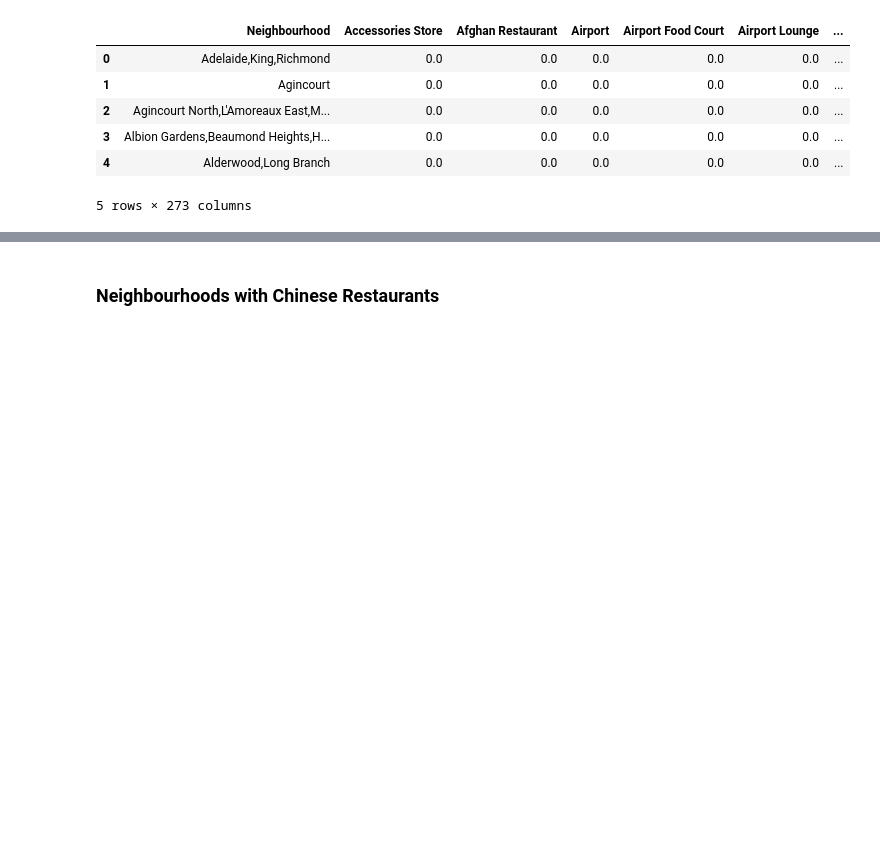
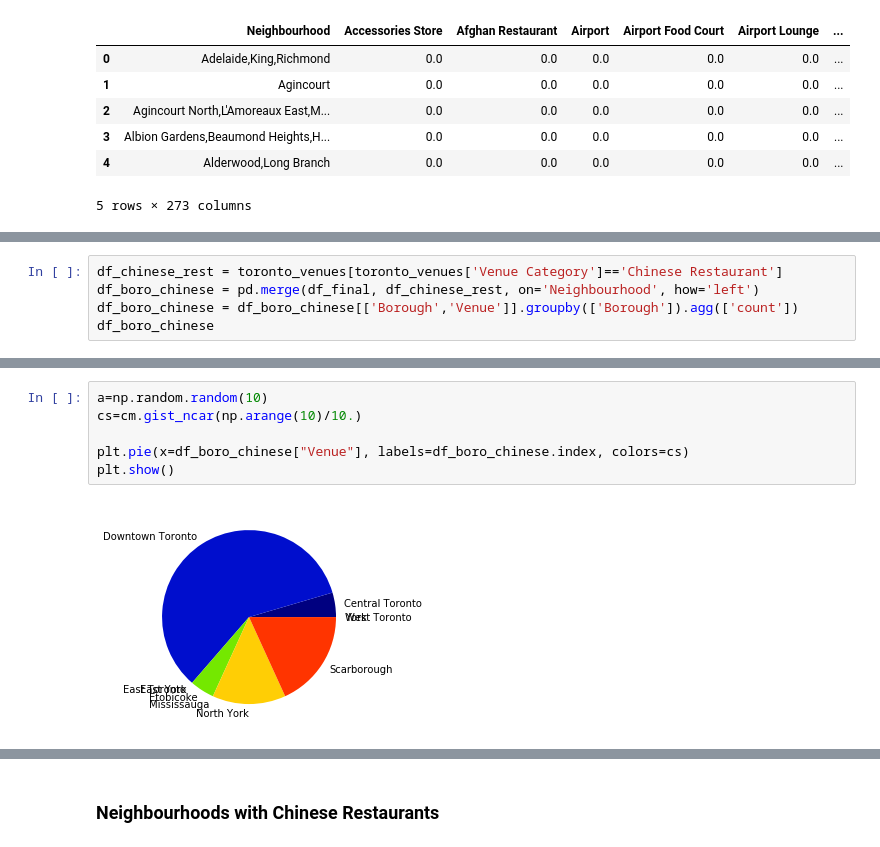
Before and after one commit to skozh/Coursera_Capstone, a Jupyter notebook: Neighbourhood Battle Capstone.ipynb, the cells around one changed output, grey strips where cells are left out. Drawn from its saved outputs; the diff is of its cells as text; blank space fills up the shorter version.

```diff
--- a/Neighbourhood Battle Capstone.ipynb
+++ b/Neighbourhood Battle Capstone.ipynb
@@ -362,0 +383,5 @@ toronto_merged
+# %%
+df_chinese_rest = toronto_venues[toronto_venues['Venue Category']=='Chinese Restaurant']
+df_boro_chinese = pd.merge(df_final, df_chinese_rest, on='Neighbourhood', how='left')
+df_boro_chinese = df_boro_chinese[['Borough','Venue']].groupby(['Borough']).agg(['count'])
+df_boro_chinese
@@ -362,0 +402,8 @@ toronto_merged
+# %%
+a=np.random.random(10)
+cs=cm.gist_ncar(np.arange(10)/10.)
+
+plt.pie(x=df_boro_chinese["Venue"], labels=df_boro_chinese.index, colors=cs)
+plt.show()
+# %% [output]
+[figure, added]
```
Also changed, not shown: parts of 39 cells of this notebook.
